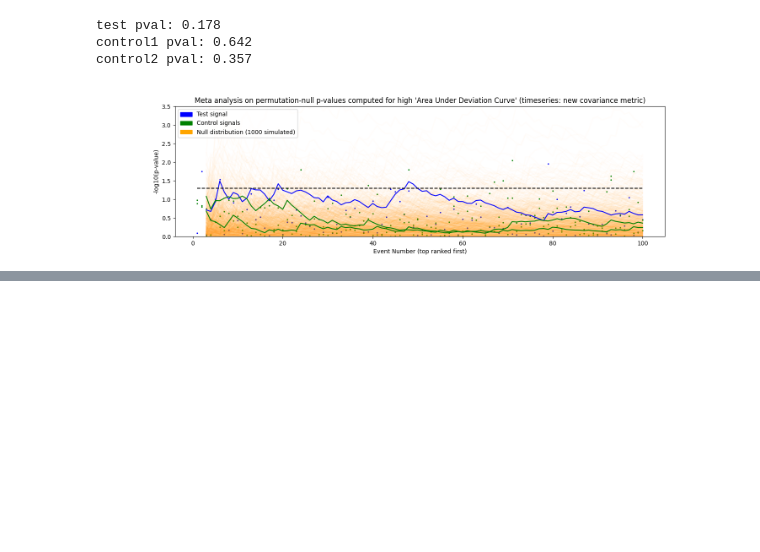
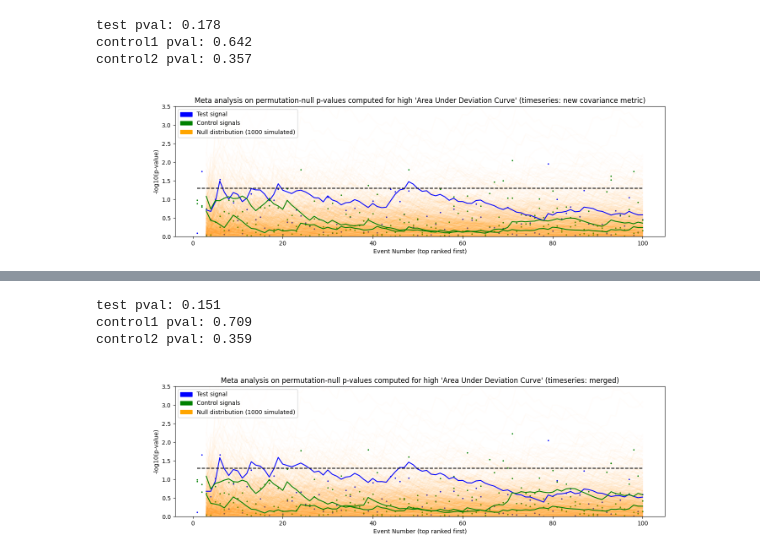
Before and after one commit to AvantiShri/gcp_analysis, a Jupyter notebook: newcovarmetric_BulkAnalyze_powerspectrum.ipynb, the cells around one changed output, grey strips where cells are left out. Drawn from its saved outputs; the diff is of its cells as text; code cells hidden in the pictures; blank space fills up the shorter version.

```diff
--- a/newcovarmetric_BulkAnalyze_powerspectrum.ipynb
+++ b/newcovarmetric_BulkAnalyze_powerspectrum.ipynb
@@ -368,0 +412,11 @@ control2 pval: 0.357
+# %%
+make_meta_trend_plot("Meta analysis on permutation-null p-values computed for high 'Area Under Deviation Curve' (timeseries: merged)",
+                     test_pvals=np.array(pvals_audc_merged["test"]),
+                     control1_pvals=np.array(pvals_audc_merged["control1"]),
+                     control2_pvals=1-np.array(pvals_audc_merged["control2"]))
+Image("metapval.png")
+# %% [output]
+test pval: 0.151
+control1 pval: 0.709
+control2 pval: 0.359
+[figure, added]
```
Also changed, not shown: parts of 6 cells of this notebook.
